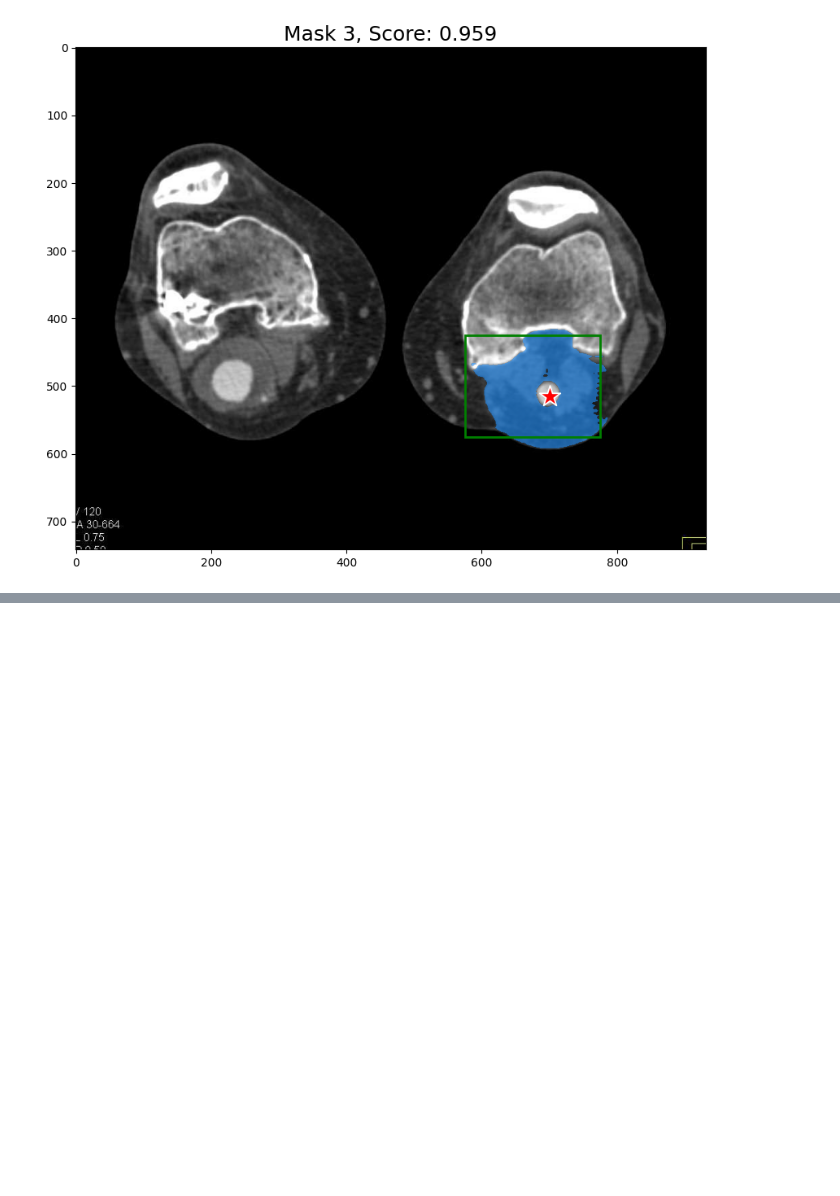
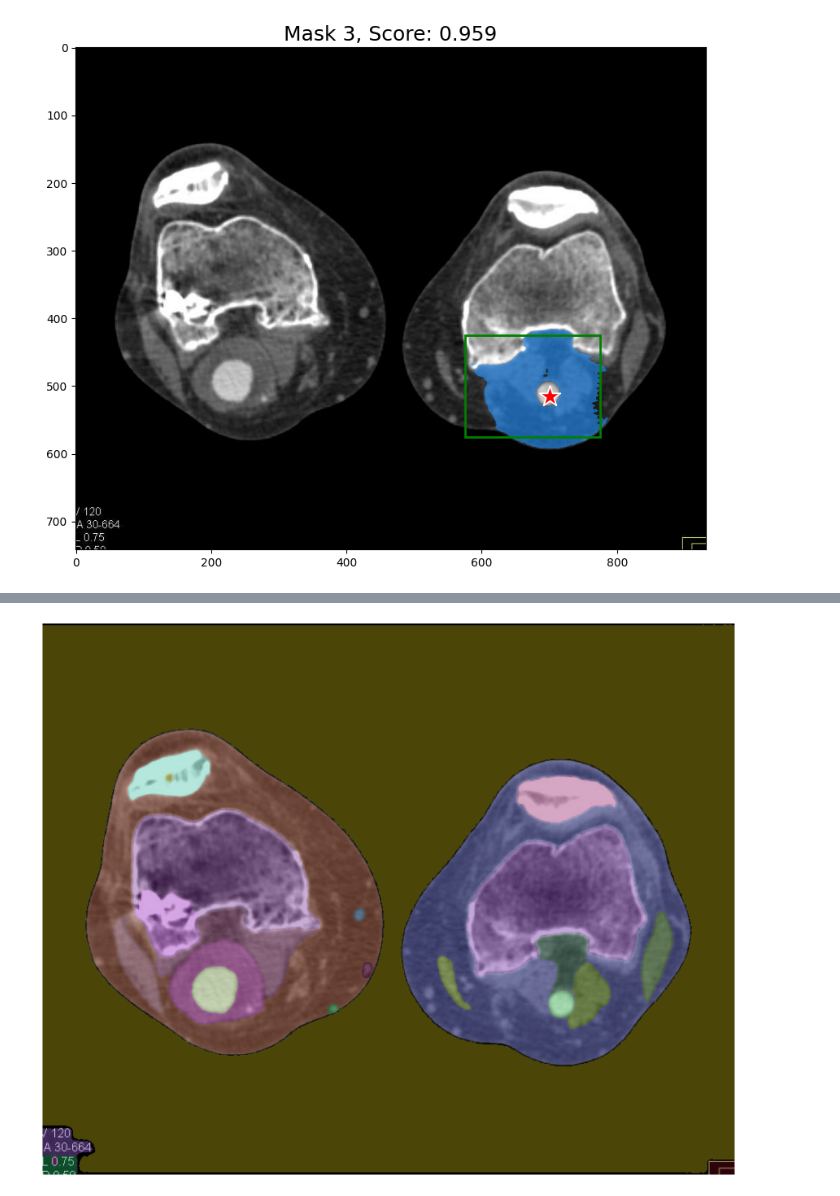
Before and after one commit to punitarani/clotscape, a Jupyter notebook: notebooks/segment_area.ipynb, the cells around one changed output, grey strips where cells are left out. Drawn from its saved outputs; the diff is of its cells as text; code cells hidden in the pictures; blank space fills up the shorter version.

```diff
--- a/notebooks/segment_area.ipynb
+++ b/notebooks/segment_area.ipynb
@@ -94,0 +123,20 @@ for i, (mask, score) in enumerate(zip(masks, scores)):
+# %%
+mask_generator_2 = SamAutomaticMaskGenerator(
+    model=SAM,
+    points_per_side=32,
+    pred_iou_thresh=0.86,
+    stability_score_thresh=0.92,
+    crop_n_layers=1,
+    crop_n_points_downscale_factor=2,
+    min_mask_region_area=100,
+)
+# %%
+masks2 = mask_generator_2.generate(IMAGE)
+# %%
+plt.figure(figsize=(20,20))
+plt.imshow(IMAGE)
+show_anns(masks2)
+plt.axis('on')
+plt.show()
+# %% [output]
+[figure, added]
```
Also changed, not shown: parts of 5 cells of this notebook.
